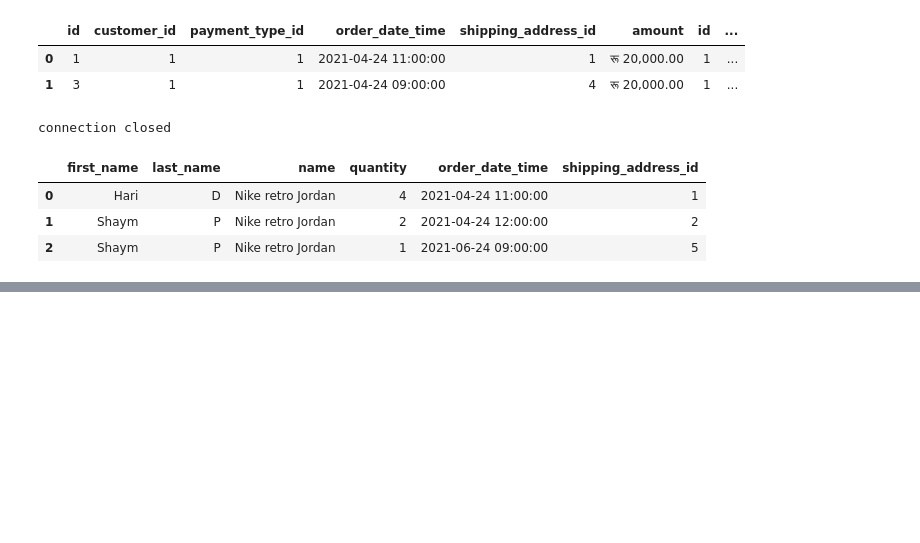
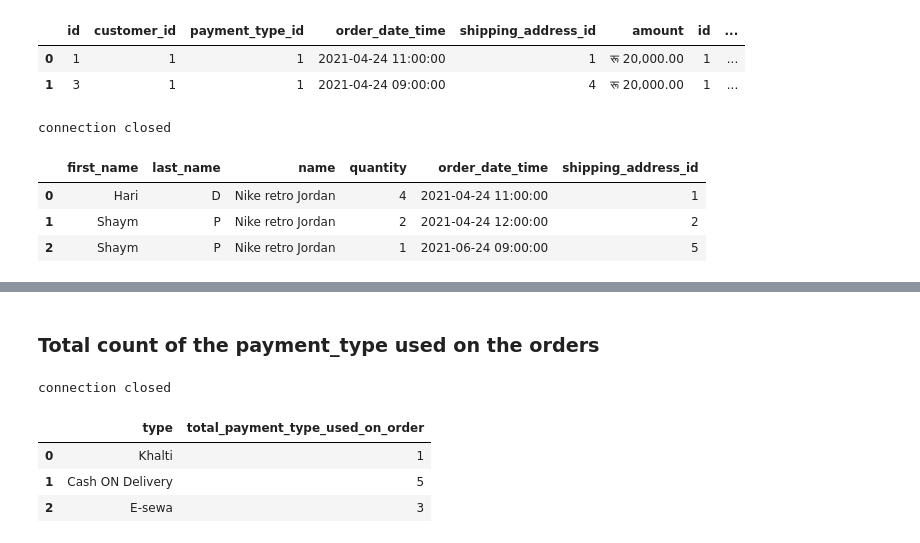
Before and after one commit to callingsandesh/Leapfrog-Assignment, a Jupyter notebook: Data/week_2/Day5/physical model implementation of E-comm.ipynb, the cells around one changed output, grey strips where cells are left out. Drawn from its saved outputs; the diff is of its cells as text; code cells hidden in the pictures; blank space fills up the shorter version.

```diff
--- a/Data/week_2/Day5/physical model implementation of E-comm.ipynb
+++ b/Data/week_2/Day5/physical model implementation of E-comm.ipynb
@@ -519,0 +575,33 @@ connection closed
+# %% [markdown]
+### Total count of the payment_type used on the orders
+# %%
+try:
+    conn =connect()
+    cur = conn.cursor()
+    query = '''
+
+    SELECT p.type,COUNT(*) AS "total_payment_type_used_on_order"
+    FROM orders
+    INNER JOIN payment_type p
+        ON orders.payment_type_id = p.id
+    GROUP BY p.type
+    '''
+    cur.execute(query)
+    col = [desc[0] for desc in cur.description]
+
+    df=pd.DataFrame(columns=col,data=cur.fetchall())
+    df
+except(Exception) as e:
+    print(e)
+finally:
+    if(conn):
+        cur.close()
+        conn.close()
+        print("connection closed")
+df
+# %% [output]
+connection closed
+|  | type | total_payment_type_used_on_order |
+| 0 | Khalti | 1 |
+| 1 | Cash ON Delivery | 5 |
+| 2 | E-sewa | 3 |
```
Also changed, not shown: parts of 11 cells of this notebook, 2 other files.
